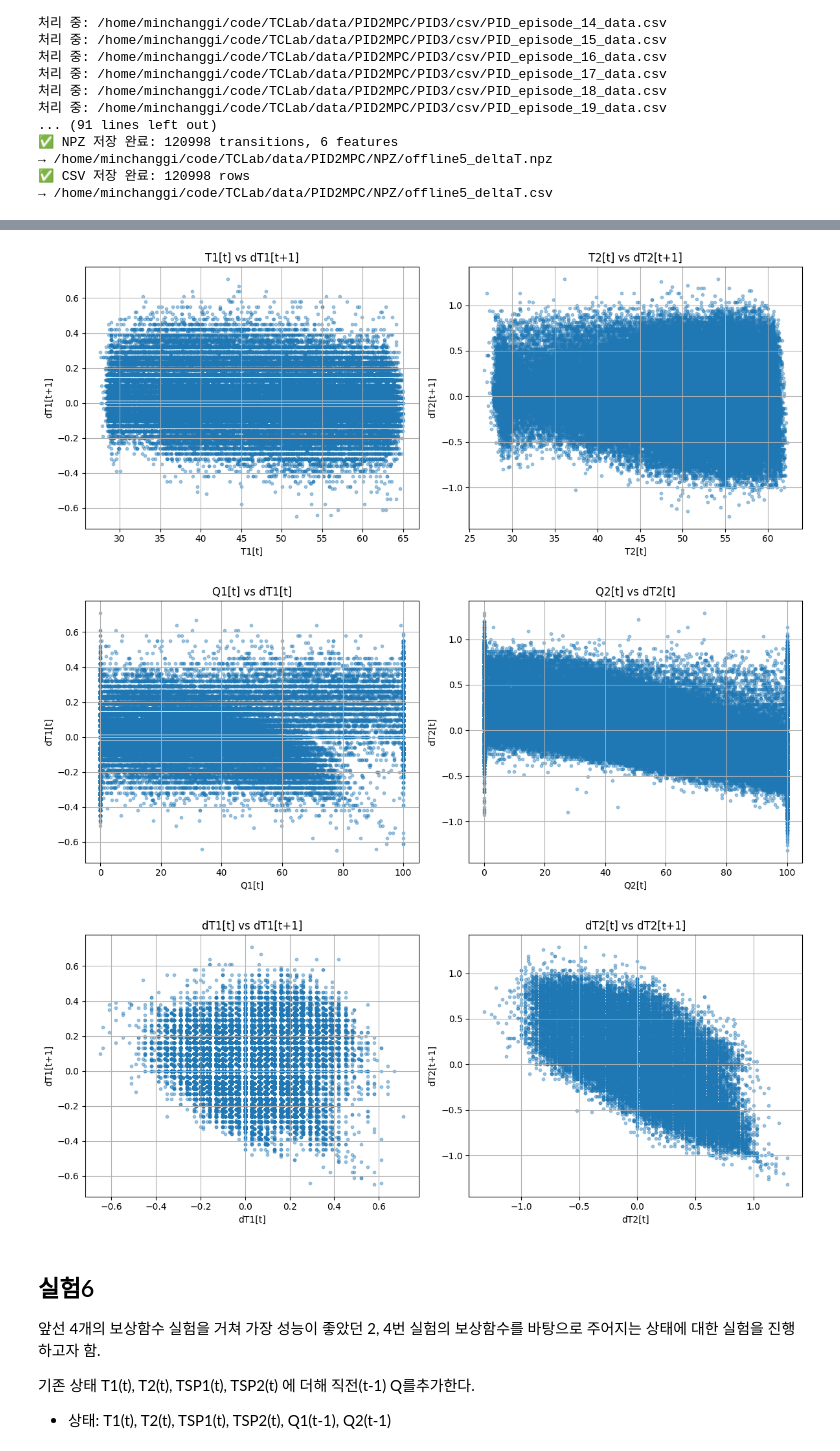
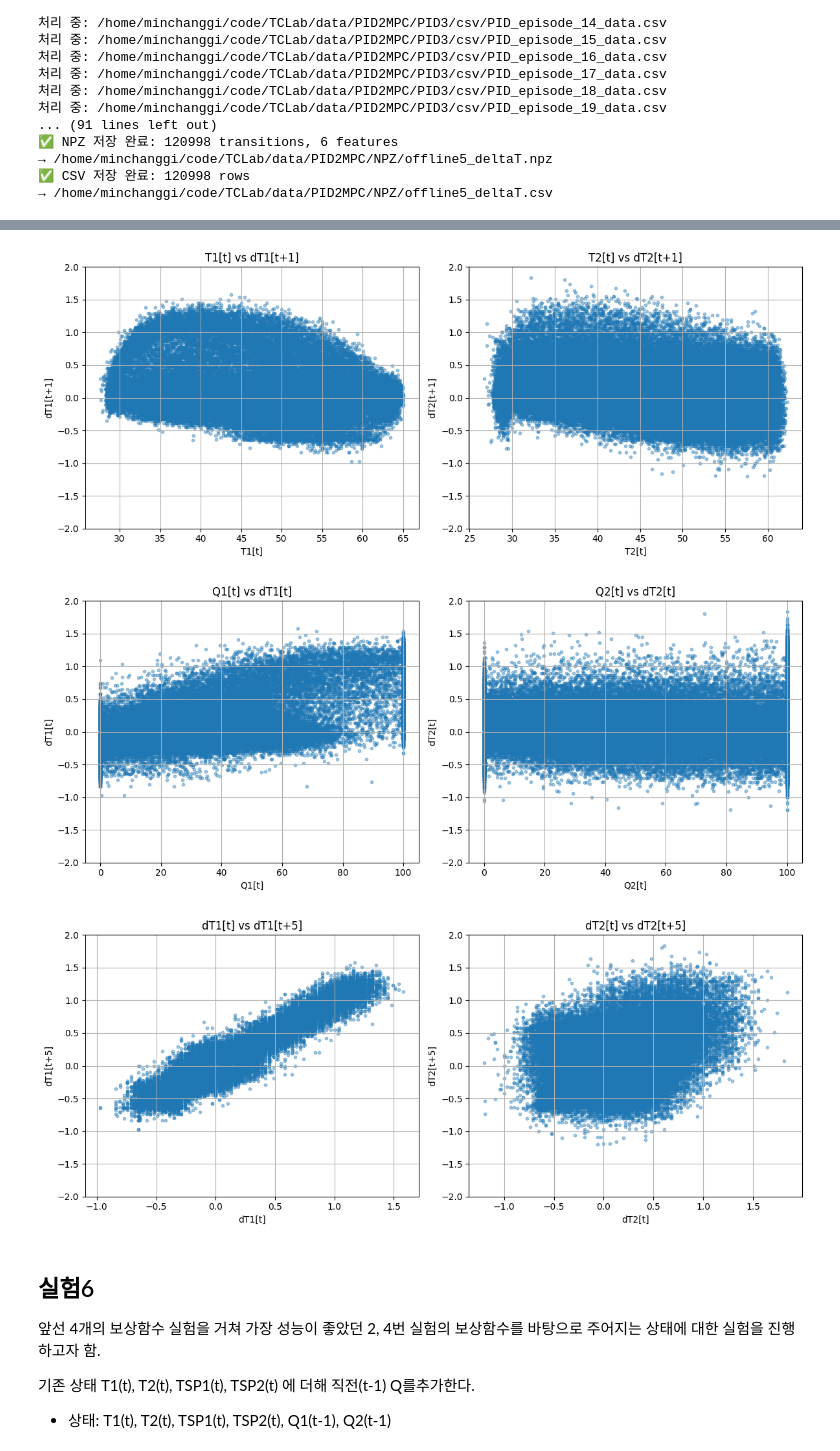
Before and after one commit to min000914/tclab, a Jupyter notebook: make_offline_data.ipynb, the cells around one changed output, grey strips where cells are left out. Drawn from its saved outputs; the diff is of its cells as text; code cells hidden in the pictures.

```diff
--- a/make_offline_data.ipynb
+++ b/make_offline_data.ipynb
@@ -493,7 +493,8 @@ import pandas as pd
 import matplotlib.pyplot as plt
 
 # CSV 파일 로드
-csv_path = "/home/minchanggi/code/TCLab/data/PID2MPC/NPZ/offline5_deltaT.csv"
+csv_path = "/home/minchanggi/code/TCLab/data/PID2MPC/NPZ/offline8_delta5T.csv"
+#csv_path = "/home/minchanggi/code/TCLab/data/PID2MPC/NPZ/offline5_deltaT.csv"
 df = pd.read_csv(csv_path)
 
 # Q[t], T[t] → dT[t+1] 관계 정렬
@@ -515,14 +516,14 @@ plt.title("Q1[t] vs dT1[t+1]")
 plt.xlabel("Q1[t]")
 plt.ylabel("dT1[t+1]")
 plt.grid(True)
-
+plt.ylim(-2, 2)
 plt.subplot(1, 2, 2)
 plt.scatter(q2, dt2, alpha=0.4, s=10)
 plt.title("Q2[t] vs dT2[t+1]")
 plt.xlabel("Q2[t]")
 plt.ylabel("dT2[t+1]")
 plt.grid(True)
-
+plt.ylim(-2, 2)
 plt.tight_layout()
 plt.show()
 
@@ -535,14 +536,14 @@ plt.title("T1[t] vs dT1[t+1]")
 plt.xlabel("T1[t]")
 plt.ylabel("dT1[t+1]")
 plt.grid(True)
-
+plt.ylim(-2, 2)
 plt.subplot(1, 2, 2)
 plt.scatter(t2, dt2, alpha=0.4, s=10)
 plt.title("T2[t] vs dT2[t+1]")
 plt.xlabel("T2[t]")
 plt.ylabel("dT2[t+1]")
 plt.grid(True)
-
+plt.ylim(-2, 2)
 plt.tight_layout()
 plt.show()
 
@@ -555,6 +556,7 @@ plt.title("Q1[t] vs dT1[t]")
 plt.xlabel("Q1[t]")
 plt.ylabel("dT1[t]")
 plt.grid(True)
+plt.ylim(-2, 2)
 
 plt.subplot(1, 2, 2)
 plt.scatter(q2, dt2_cur, alpha=0.4, s=10)
@@ -562,6 +564,7 @@ plt.title("Q2[t] vs dT2[t]")
 plt.xlabel("Q2[t]")
 plt.ylabel("dT2[t]")
 plt.grid(True)
+plt.ylim(-2, 2)
 
 plt.tight_layout()
 plt.show()
@@ -579,17 +582,19 @@ plt.figure(figsize=(12, 5))
 
 plt.subplot(1, 2, 1)
 plt.scatter(prev_dt1, next_dt1, alpha=0.4, s=10)
-plt.title("dT1[t] vs dT1[t+1]")
+plt.title("dT1[t] vs dT1[t+5]")
 plt.xlabel("dT1[t]")
-plt.ylabel("dT1[t+1]")
+plt.ylabel("dT1[t+5]")
 plt.grid(True)
+plt.ylim(-2, 2)
 
 plt.subplot(1, 2, 2)
 plt.scatter(prev_dt2, next_dt2, alpha=0.4, s=10)
-plt.title("dT2[t] vs dT2[t+1]")
+plt.title("dT2[t] vs dT2[t+5]")
 plt.xlabel("dT2[t]")
-plt.ylabel("dT2[t+1]")
+plt.ylabel("dT2[t+5]")
 plt.grid(True)
+plt.ylim(-2, 2)
 
 plt.tight_layout()
 plt.show()
@@ -598,6 +603,6 @@ plt.show()
-[figure, old version]
+[figure, new version]
-[figure, old version]
+[figure, new version]
-[figure, old version]
+[figure, new version]
 # %% [markdown]
 ## 실험6
 
```
Also changed, not shown: parts of 2 cells of this notebook.
